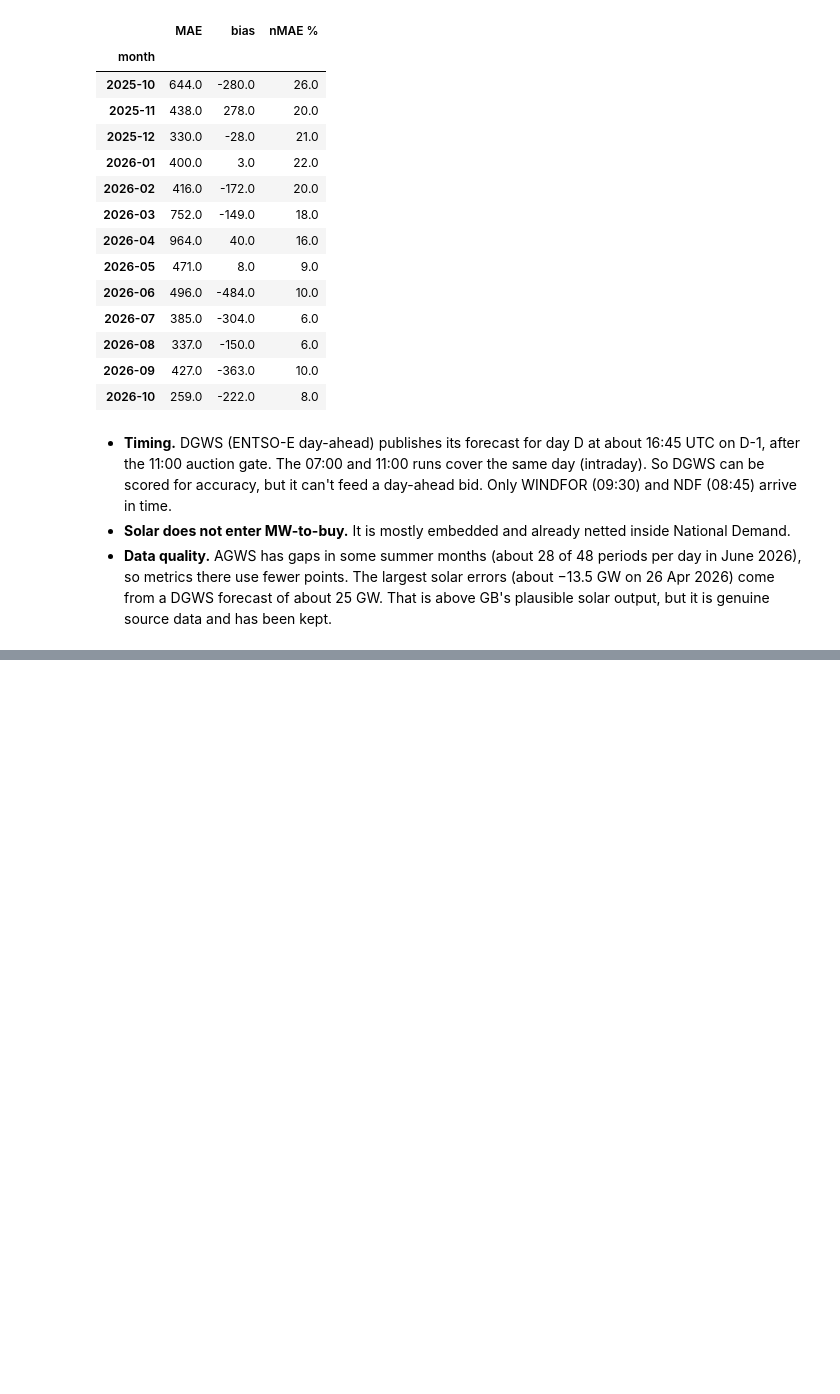
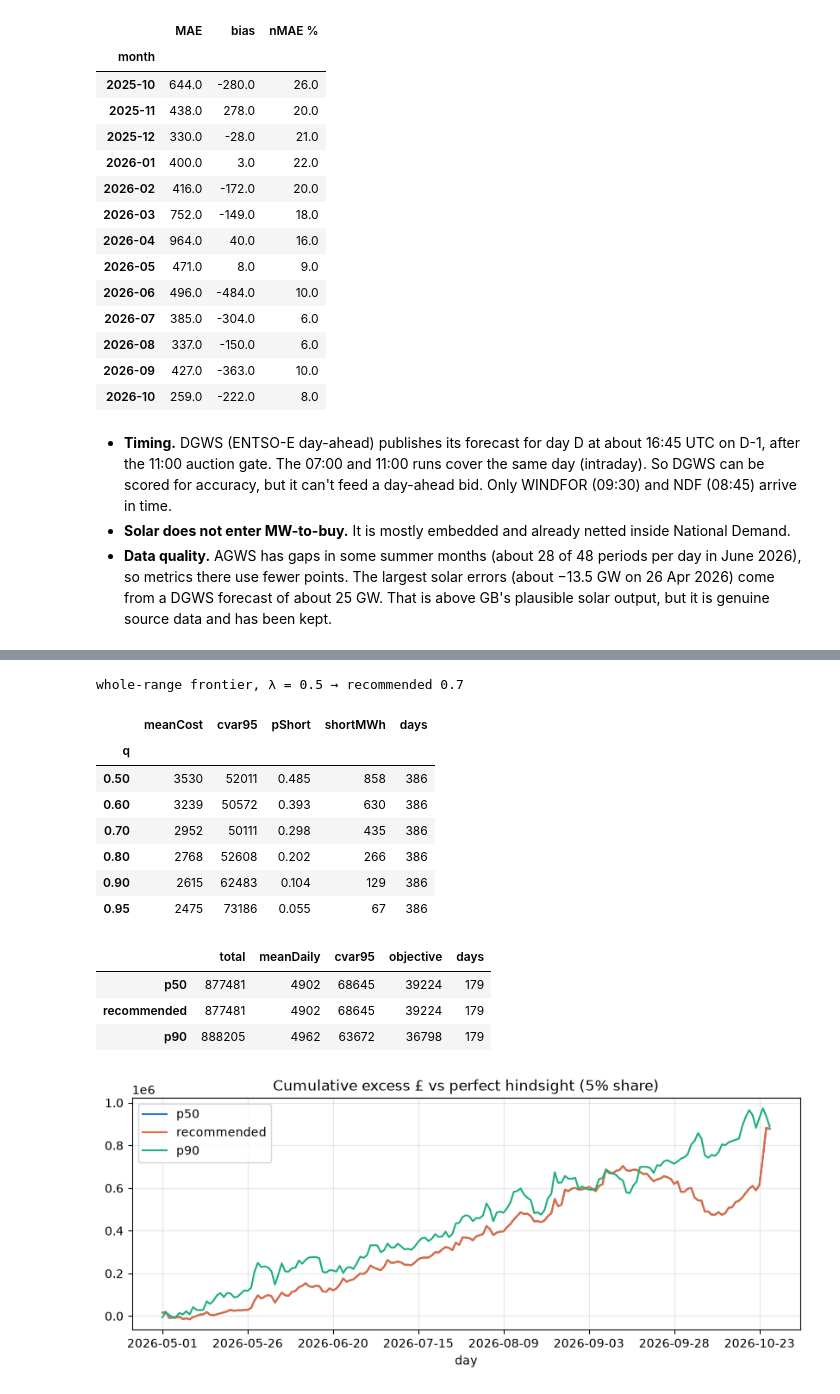
Before and after one commit to arcxx1995/uk-wind-forecast-monitor, a Jupyter notebook: notebooks/analysis.ipynb, the cells around one changed output, grey strips where cells are left out. Saved outputs shown, nothing was run; the diff lists cells and outputs as text; code cells hidden in the pictures; blank space fills up the shorter version.

```diff
--- a/notebooks/analysis.ipynb
+++ b/notebooks/analysis.ipynb
@@ -215,0 +248,23 @@ Caveats: 13 months of history; FUELHH vs AGWS scope is inferred from the data, n
+# %%
+rep = R.report(days[0], days[-1], share, lam)
+fr = pd.DataFrame(rep["frontier"]["rows"]).set_index("q")
+print("whole-range frontier, λ =", lam, "→ recommended", rep["frontier"]["q"])
+display(fr)
+display(pd.DataFrame(rep["realised"]).T)
+cum = pd.DataFrame(rep["cumulative"]).set_index("day")
+cum[["p50", "recommended", "p90"]].plot(title="Cumulative excess £ vs perfect hindsight (5% share)", color=["#2a78d6", "#eb6834", "#1baf7a"]);
+# %% [output]
+whole-range frontier, λ = 0.5 → recommended 0.7
+|  | meanCost | cvar95 | pShort | shortMWh | days |
+| q |  |  |  |  |  |
+| 0.50 | 3530 | 52011 | 0.485 | 858 | 386 |
+| 0.60 | 3239 | 50572 | 0.393 | 630 | 386 |
+| 0.70 | 2952 | 50111 | 0.298 | 435 | 386 |
+| 0.80 | 2768 | 52608 | 0.202 | 266 | 386 |
+| 0.90 | 2615 | 62483 | 0.104 | 129 | 386 |
+| 0.95 | 2475 | 73186 | 0.055 | 67 | 386 |
+|  | total | meanDaily | cvar95 | objective | days |
+| p50 | 877481 | 4902 | 68645 | 39224 | 179 |
+| recommended | 877481 | 4902 | 68645 | 39224 | 179 |
+| p90 | 888205 | 4962 | 63672 | 36798 | 179 |
+[figure, added]
```
Also changed, not shown: parts of 16 cells of this notebook, 54 other files.
